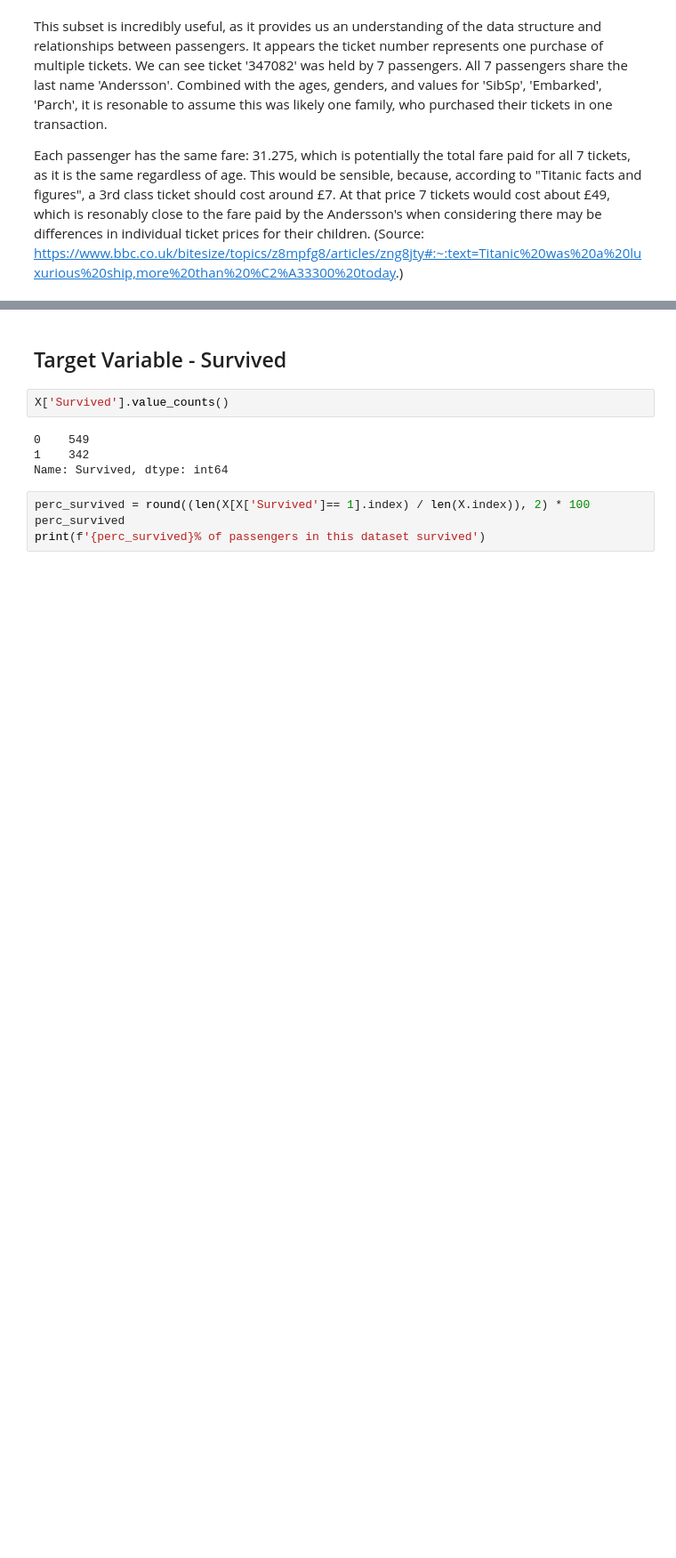
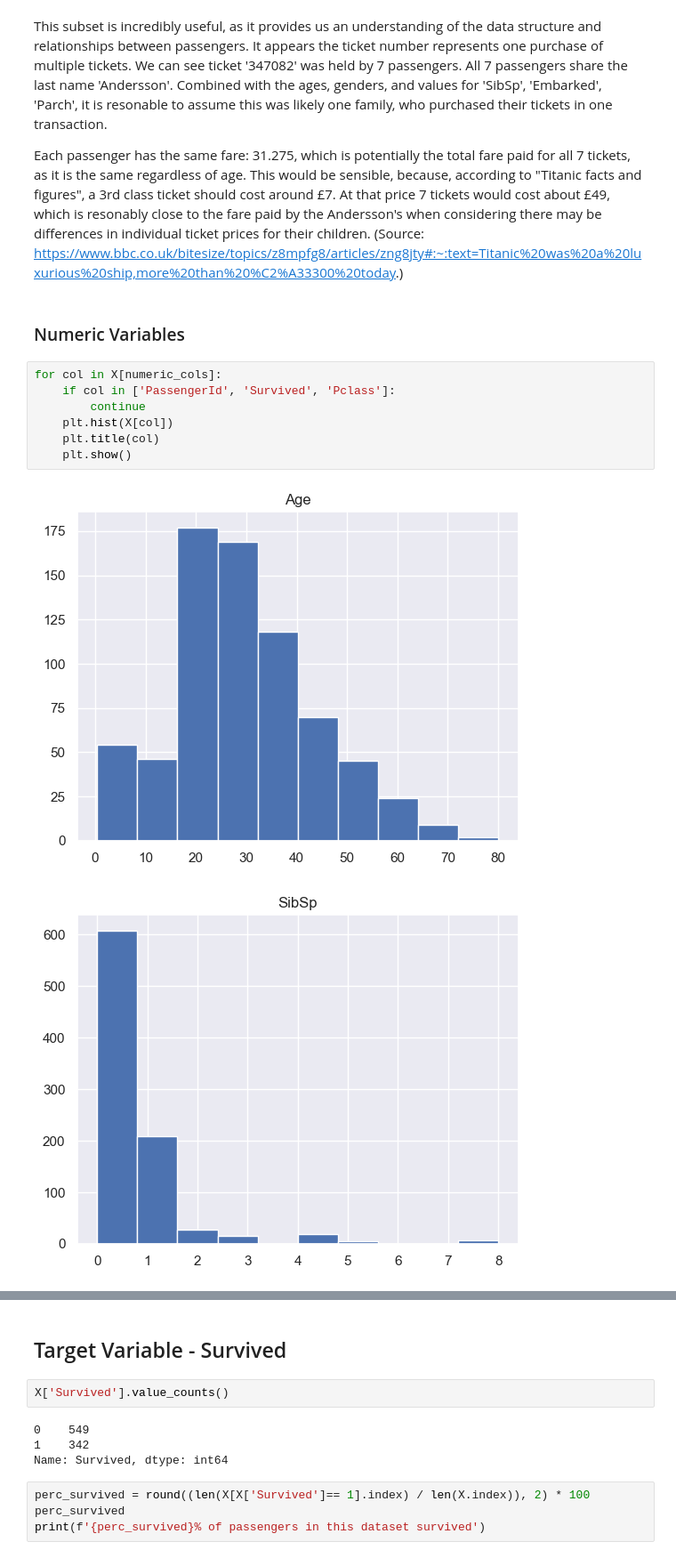
Before and after one commit to ColmKennedy/Titanic-Kaggle, a Jupyter notebook: eda.ipynb, the cells around one changed output, grey strips where cells are left out. Shown at 89% size. Drawn from its saved outputs; the diff is of its cells as text; blank space fills up the shorter version.

Commit message:
created more plots and tables

```diff
--- a/eda.ipynb
+++ b/eda.ipynb
@@ -240,3 +266,15 @@ This subset is incredibly useful, as it provides us an understanding of the data
 
 Each passenger has the same fare: 31.275, which is potentially the total fare paid for all 7 tickets, as it is the same regardless of age. This would be sensible, because, according to "Titanic facts and figures", a 3rd class ticket should cost around £7. At that price 7 tickets would cost about £49, which is resonably close to the fare paid by the Andersson's when considering there may be differences in individual ticket prices for their children.
 (Source: https://www.bbc.co.uk/bitesize/topics/z8mpfg8/articles/zng8jty#:~:text=Titanic%20was%20a%20luxurious%20ship,more%20than%20%C2%A33300%20today.)
+# %% [markdown]
+### Numeric Variables
+# %%
+for col in X[numeric_cols]:
+    if col in ['PassengerId', 'Survived', 'Pclass']:
+        continue
+    plt.hist(X[col])
+    plt.title(col)
+    plt.show()
+# %% [output]
+[figure, added]
+[figure, added]
```
Also changed, not shown: parts of 14 cells of this notebook.
